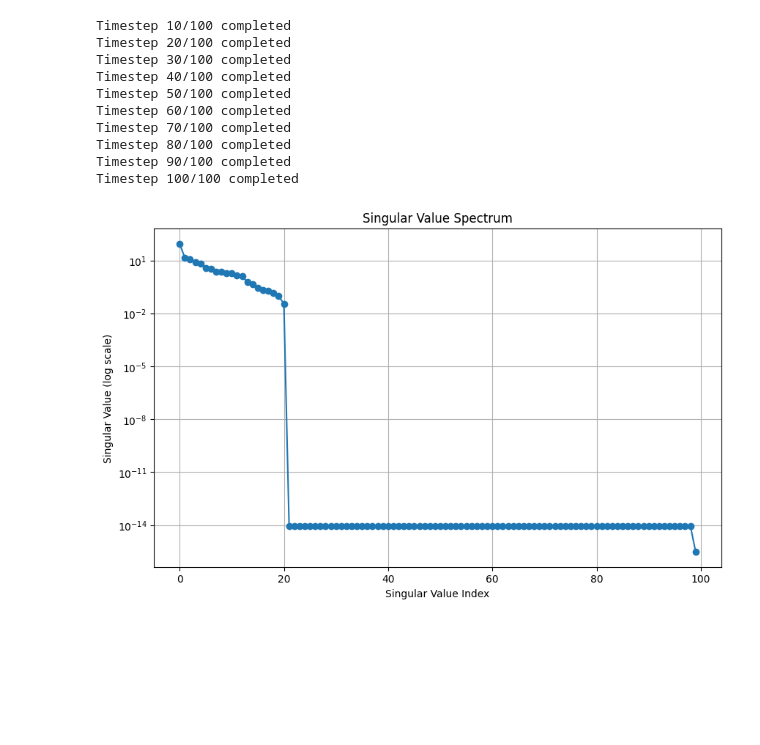
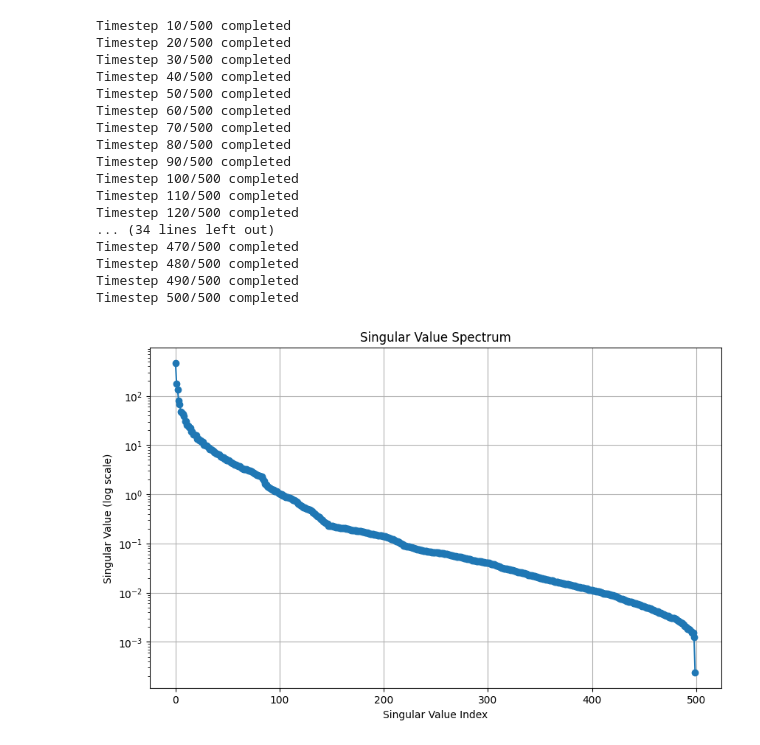
Before and after one commit to pablomerc/exoimaging, a Jupyter notebook: visualize_weight_matrix.ipynb, the cells around one changed output. Drawn from its saved outputs; the diff is of its cells as text; code cells hidden in the pictures; blank space fills up the shorter version.

Commit message:
Notebook for visualizing the weight matrix (trying to reproduce Bills results)

```diff
--- a/visualize_weight_matrix.ipynb
+++ b/visualize_weight_matrix.ipynb
@@ -5,45 +5,54 @@ from weights_matrix import simulate_circle_movement
 import os
 from config import (
     MATRIX_SIZE,
     NUM_TIMESTEPS,
     CIRCLE_RADIUS,
     OUTPUT_DIR,
     LIGHTCURVE_PATH,
     WEIGHTS_MATRIX_PATH,
     RECOVERED_IMAGE_PATH,
     RECOVERED_IMAGE_PLOT_PATH,
 )
 import matplotlib.pyplot as plt
 
 from weights_matrix import simulate_circle_movement
 
-t=100
+matrix_size=34
+t=500
 _,weights_matrix = simulate_circle_movement(
-    matrix_size=10,
+    matrix_size=matrix_size,
     num_timesteps=t,
-    circle_radius=5
+    circle_radius=30,
+    equator_shift=-15
 )
 
-weights_matrix = weights_matrix.reshape((t,100))
+weights_matrix = weights_matrix.reshape((t,matrix_size**2))
 
 U, s, Vt = np.linalg.svd(weights_matrix)
 
 plt.figure(figsize=(10, 6))
 plt.semilogy(s, 'o-')
 plt.title('Singular Value Spectrum')
 plt.xlabel('Singular Value Index')
 plt.ylabel('Singular Value (log scale)')
 plt.grid(True)
 plt.show()
 # %% [output]
-Timestep 10/100 completed
-Timestep 20/100 completed
-Timestep 30/100 completed
-Timestep 40/100 completed
-Timestep 50/100 completed
-Timestep 60/100 completed
-Timestep 70/100 completed
-Timestep 80/100 completed
-Timestep 90/100 completed
-Timestep 100/100 completed
+Timestep 10/500 completed
+Timestep 20/500 completed
+Timestep 30/500 completed
+Timestep 40/500 completed
+Timestep 50/500 completed
+Timestep 60/500 completed
+Timestep 70/500 completed
+Timestep 80/500 completed
+Timestep 90/500 completed
+Timestep 100/500 completed
+Timestep 110/500 completed
+Timestep 120/500 completed
+... (34 lines left out)
+Timestep 470/500 completed
+Timestep 480/500 completed
+Timestep 490/500 completed
+Timestep 500/500 completed
-[figure, old version]
+[figure, new version]
```
Also changed, not shown: parts of 1 cell of this notebook.
